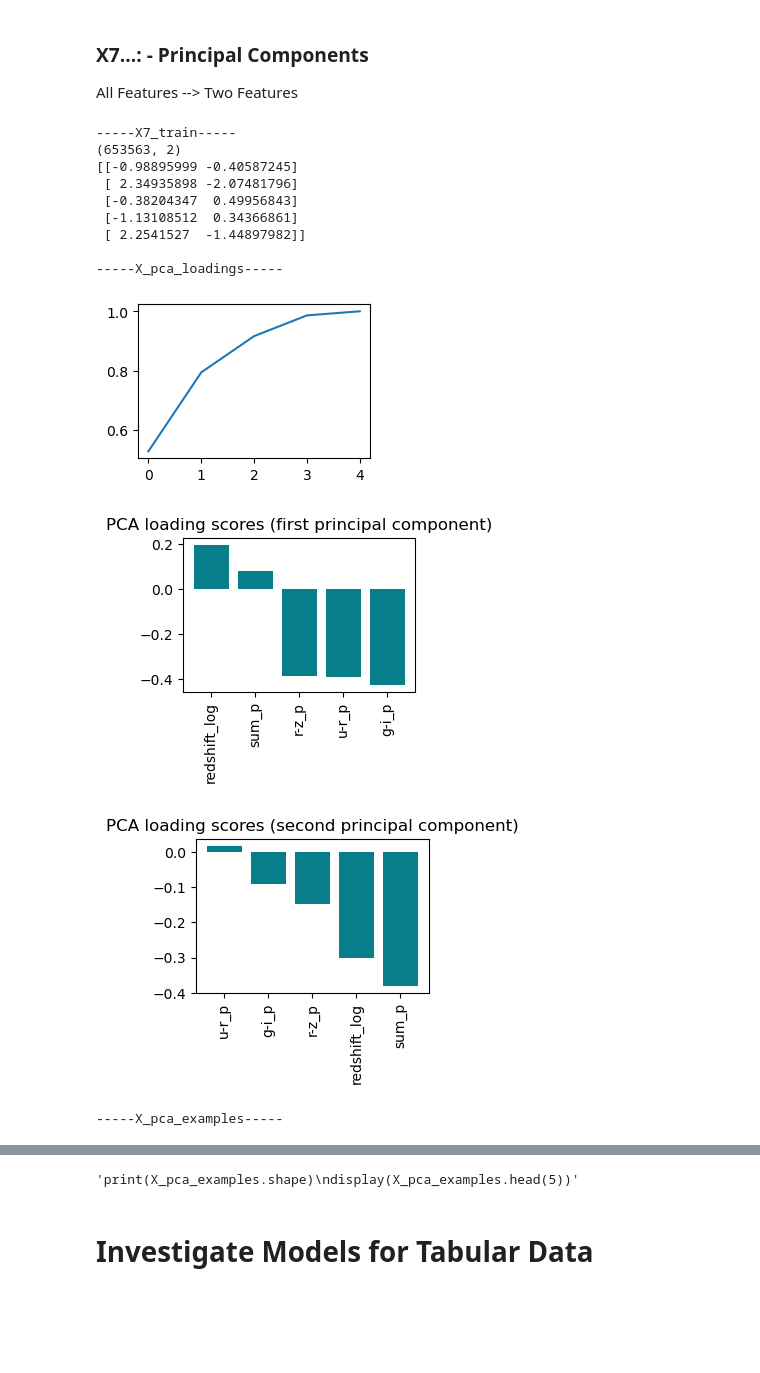
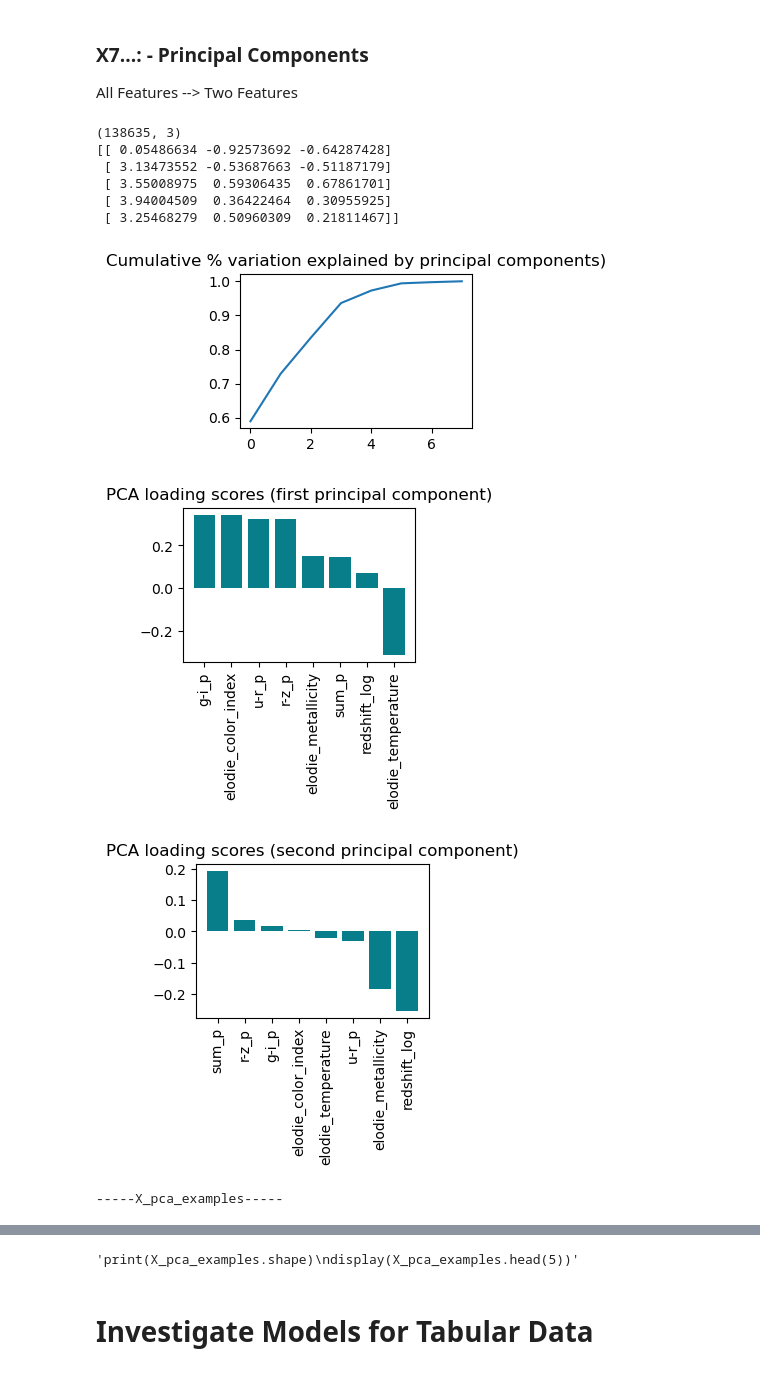
Before and after one commit to jspencermorris/galaxies_sdss, a Jupyter notebook: notebooks/jsm_modeling_tabular.ipynb, the cells around one changed output, grey strips where cells are left out. Drawn from its saved outputs; the diff is of its cells as text; code cells hidden in the pictures; blank space fills up the shorter version.

Commit message:
added notebook for models based on tabular data

```diff
--- a/notebooks/jsm_modeling_tabular.ipynb
+++ b/notebooks/jsm_modeling_tabular.ipynb
@@ -333,0 +349,8 @@ def jsm_fit_model(model, X, y, name='misc', mode='load'):
+# %%
+# define a helper function to retrieve model names
+
+def return_variable_name(obj):
+
+    for k, v in globals().items():
+        if v is obj:
+            return k
@@ -360,4 +443,16 @@ def jsm_predict(model, X, y, labels=[0,1,2]):
 # %%
 # specify secondary dataset based on inclusion of all objects ('superclass'), only labeled galaxies ('galaxies'), or only labeled stars ('stars')
 
-class_column, sdss_secondary, label_codes, label_names = jsm_specify_objects('superclass')
+objects = 'stars'
+
+class_column, sdss_secondary, label_map, label_codes, label_names = jsm_specify_objects(objects, min_set_size=1000)
+print(f"\n{class_column = }")
+display(sdss_secondary.head(5))
+print(f"{label_map = }")
+print(f"{label_codes = }")
+print(f"{label_names = }")
+
+if objects == 'stars':
+    features = object_features + star_features
+else:
+    features = object_features
@@ -366,7 +472,7 @@ class_column, sdss_secondary, label_codes, label_names = jsm_specify_objects('su
 # %%
 # generate subsets (return as df's)
 
-X_train, y_train, X_validation, y_validation, X_test, y_test = jsm_split_subsets(sdss_secondary, object_features, class_column, [0.6, 0.2, 0.2], mode='sklearn')
+X_train, y_train, X_validation, y_validation, X_test, y_test = jsm_split_subsets(sdss_secondary, features, class_column, [0.6, 0.2, 0.2], mode='sklearn')
 display(X_train.head(5))
 print(X_train.shape)
 display(y_train.value_counts())
@@ -388,8 +496,8 @@ Name: count, dtype: int64
 # %%
 # balance dataset (returns as df)
 
-# NOTE: this isn't yet implemented
-X_train, y_train = jsm_rebalance(X_train, y_train, class_column, mode='none')
+X_train, y_train = jsm_rebalance(X_train, y_train, class_column, mode='smote')
+
 display(X_train.head(5))
 print(X_train.shape)
 display(y_train.value_counts())
@@ -496,31 +609,35 @@ All Features --> Two Features
 # %%
 # fiting all object_features to a model -- PCA
 
-print('\n-----X7_train-----')
-X7_train = PCA(n_components=2).fit_transform(X0_train)
+# setup principal component model
+pc = PCA(n_components=3)
+
+# decompose data into principal components (return as ndarrays)
+model_pc, history_pc = jsm_fit_model(pc, objects, X0_train, y_train, None, None, 'save')
+X7_train = model_pc.transform(X0_train)
+X7_validation = model_pc.transform(X0_validation)
+X7_test = model_pc.transform(X0_test)
 print(X7_train.shape)
 print(X7_train[0:5,0:5])
 
-print('\n-----X_pca_loadings-----')
-X_pca_loadings = pca_features(X0_train)
+# evaluate principal component explained variance and feature loadings
+X_pca_loadings = pca_features(X0_train, features)
 """print(X_pca_loadings.shape)
 display(X_pca_loadings.head(5))"""
 
+# plot first two principal components to observe underlying structure
 print('\n-----X_pca_examples-----')
-X_pca_examples = model_examples(X7_train, y_train)
+X_pca_examples = model_examples(X7_train, y_train, class_column)
 """print(X_pca_examples.shape)
 display(X_pca_examples.head(5))"""
 # %% [output]
------X7_train-----
-(653563, 2)
-[[-0.98895999 -0.40587245]
- [ 2.34935898 -2.07481796]
- [-0.38204347  0.49956843]
- [-1.13108512  0.34366861]
- [ 2.2541527  -1.44897982]]
-
------X_pca_loadings-----
+(138635, 3)
+[[ 0.05486634 -0.92573692 -0.64287428]
+ [ 3.13473552 -0.53687663 -0.51187179]
+ [ 3.55008975  0.59306435  0.67861701]
+ [ 3.94004509  0.36422464  0.30955925]
+ [ 3.25468279  0.50960309  0.21811467]]
-[figure, old version]
+[figure, new version]
-[figure, old version]
+[figure, new version]
-[figure, old version]
+[figure, new version]
 -----X_pca_examples-----
```
Also changed, not shown: parts of 31 cells of this notebook.
